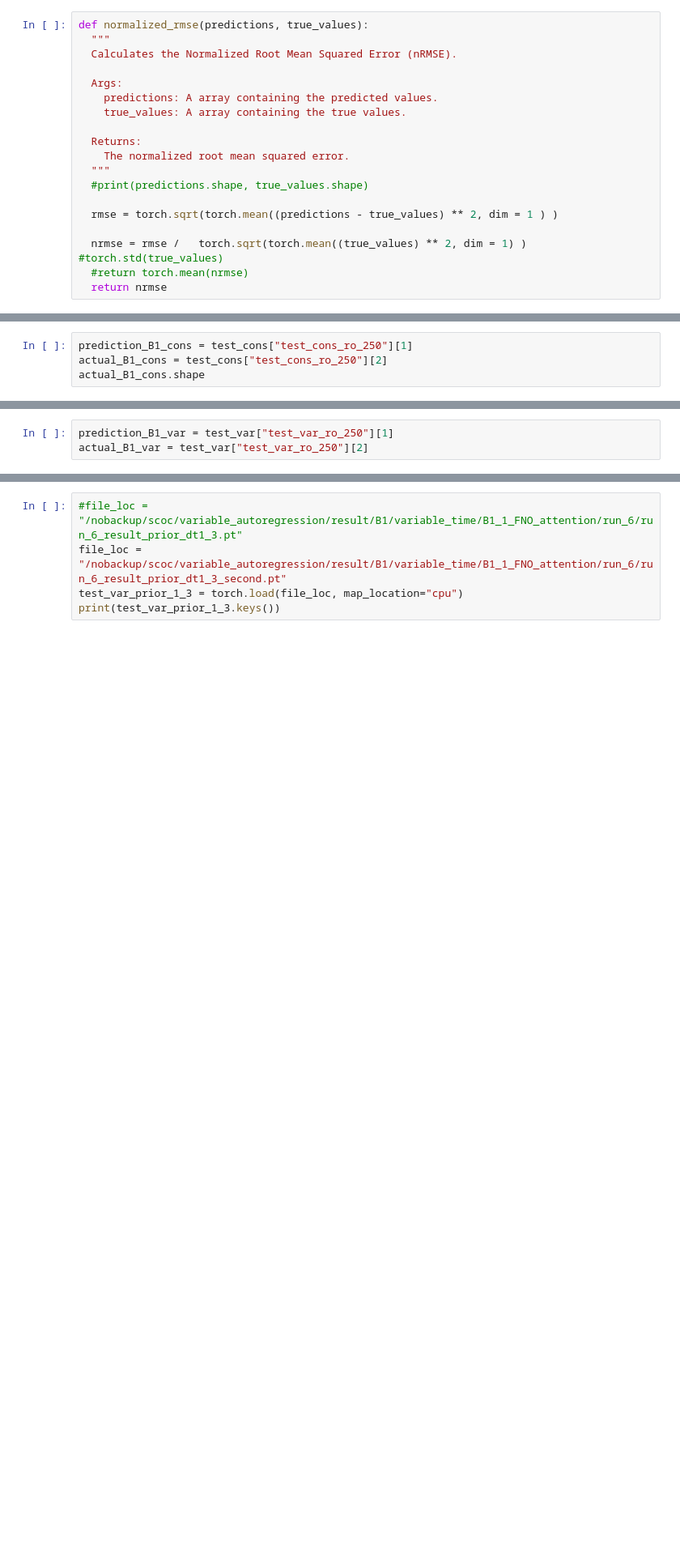
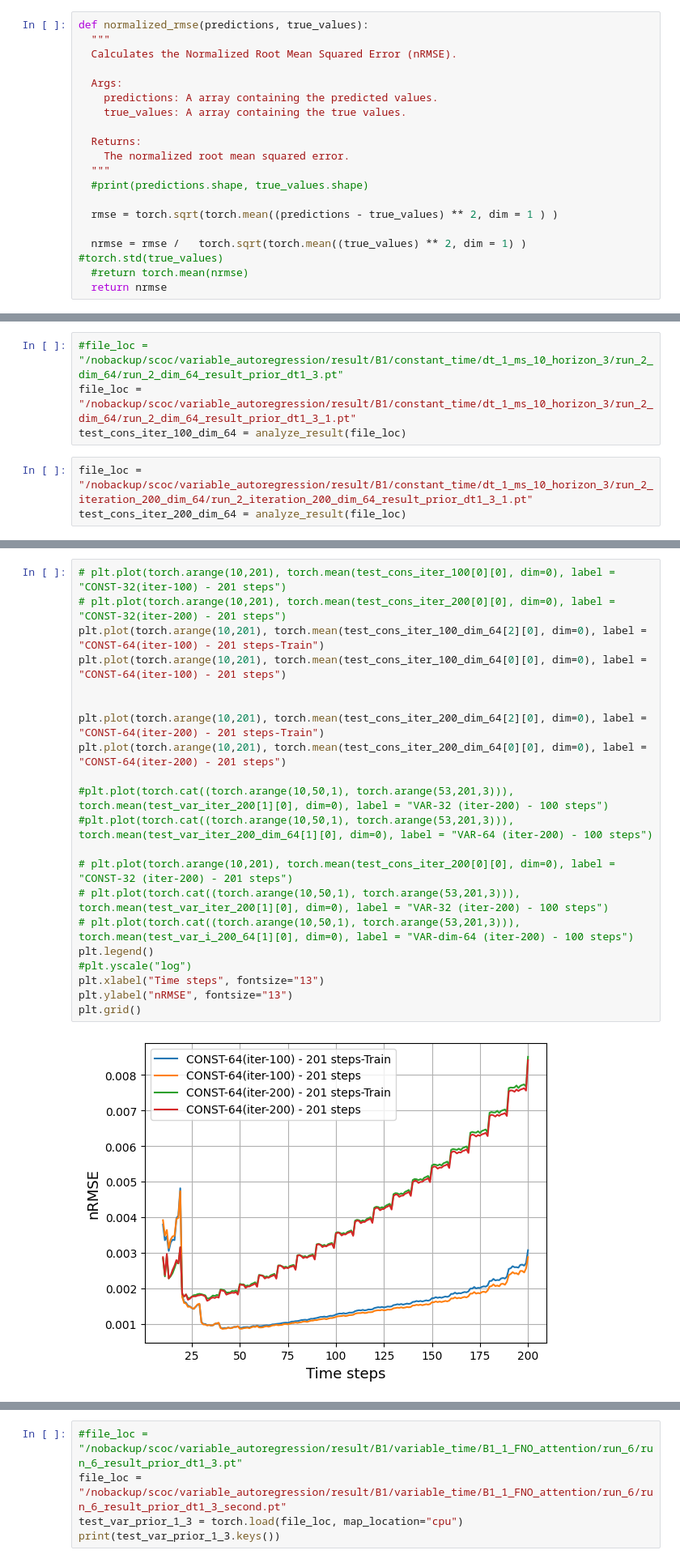
Before and after one commit to seuncoker/constant_autoregression, a Jupyter notebook: analysis_1.ipynb, the cells around one changed output, grey strips where cells are left out. Shown at 81% size. Drawn from its saved outputs; the diff is of its cells as text; blank space fills up the shorter version.

```diff
--- a/analysis_1.ipynb
+++ b/analysis_1.ipynb
@@ -32,4 +25,0 @@ dict_keys(['train_cons_oto_250', 'train_cons_ro_250', 'test_cons_oto_250', 'test
-# %%
-prediction_B1_cons = test_cons["test_cons_ro_250"][1]
-actual_B1_cons = test_cons["test_cons_ro_250"][2]
-actual_B1_cons.shape
@@ -56,3 +25,0 @@ dict_keys(['train_cons_oto_250', 'train_cons_ro_250', 'test_cons_oto_250', 'test
-# %%
-prediction_B1_var = test_var["test_var_ro_250"][1]
-actual_B1_var = test_var["test_var_ro_250"][2]
@@ -126,0 +325,7 @@ plt.grid()
+# %%
+#file_loc = "/nobackup/scoc/variable_autoregression/result/B1/constant_time/dt_1_ms_10_horizon_3/run_2_dim_64/run_2_dim_64_result_prior_dt1_3.pt"
+file_loc = "/nobackup/scoc/variable_autoregression/result/B1/constant_time/dt_1_ms_10_horizon_3/run_2_dim_64/run_2_dim_64_result_prior_dt1_3_1.pt"
+test_cons_iter_100_dim_64 = analyze_result(file_loc)
+# %%
+file_loc = "/nobackup/scoc/variable_autoregression/result/B1/constant_time/dt_1_ms_10_horizon_3/run_2_iteration_200_dim_64/run_2_iteration_200_dim_64_result_prior_dt1_3_1.pt"
+test_cons_iter_200_dim_64 = analyze_result(file_loc)
@@ -126,0 +347,23 @@ plt.grid()
+# %%
+# plt.plot(torch.arange(10,201), torch.mean(test_cons_iter_100[0][0], dim=0), label = "CONST-32(iter-100) - 201 steps")
+# plt.plot(torch.arange(10,201), torch.mean(test_cons_iter_200[0][0], dim=0), label = "CONST-32(iter-200) - 201 steps")
+plt.plot(torch.arange(10,201), torch.mean(test_cons_iter_100_dim_64[2][0], dim=0), label = "CONST-64(iter-100) - 201 steps-Train")
+plt.plot(torch.arange(10,201), torch.mean(test_cons_iter_100_dim_64[0][0], dim=0), label = "CONST-64(iter-100) - 201 steps")
+
+
+plt.plot(torch.arange(10,201), torch.mean(test_cons_iter_200_dim_64[2][0], dim=0), label = "CONST-64(iter-200) - 201 steps-Train")
+plt.plot(torch.arange(10,201), torch.mean(test_cons_iter_200_dim_64[0][0], dim=0), label = "CONST-64(iter-200) - 201 steps")
+
+#plt.plot(torch.cat((torch.arange(10,50,1), torch.arange(53,201,3))), torch.mean(test_var_iter_200[1][0], dim=0), label = "VAR-32 (iter-200) - 100 steps")
+#plt.plot(torch.cat((torch.arange(10,50,1), torch.arange(53,201,3))), torch.mean(test_var_iter_200_dim_64[1][0], dim=0), label = "VAR-64 (iter-200) - 100 steps")
+
+# plt.plot(torch.arange(10,201), torch.mean(test_cons_iter_200[0][0], dim=0), label = "CONST-32 (iter-200) - 201 steps")
+# plt.plot(torch.cat((torch.arange(10,50,1), torch.arange(53,201,3))), torch.mean(test_var_iter_200[1][0], dim=0), label = "VAR-32 (iter-200) - 100 steps")
+# plt.plot(torch.cat((torch.arange(10,50,1), torch.arange(53,201,3))), torch.mean(test_var_i_200_64[1][0], dim=0), label = "VAR-dim-64 (iter-200) - 100 steps")
+plt.legend()
+#plt.yscale("log")
+plt.xlabel("Time steps", fontsize="13")
+plt.ylabel("nRMSE", fontsize="13")
+plt.grid()
+# %% [output]
+[figure, added]
```
Also changed, not shown: parts of 47 cells of this notebook, 12 other files.
